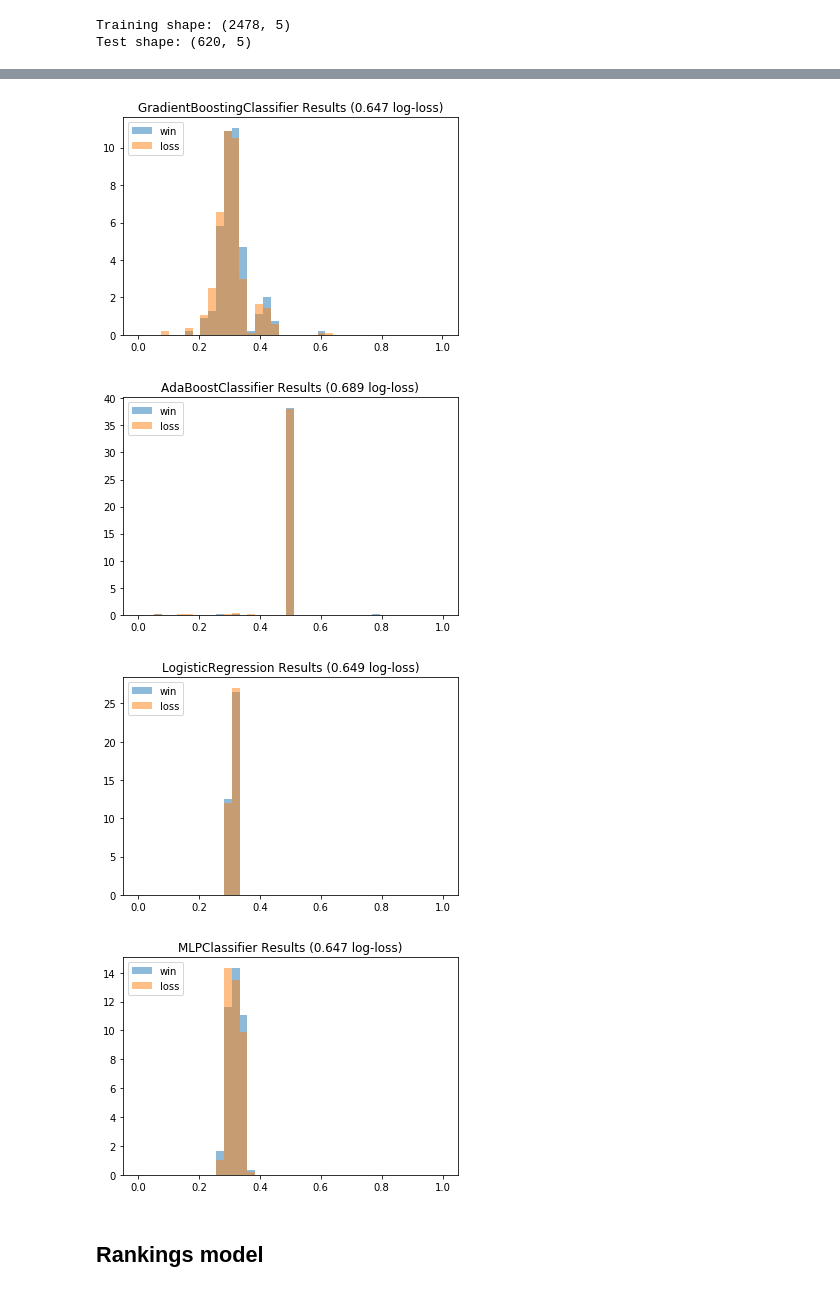
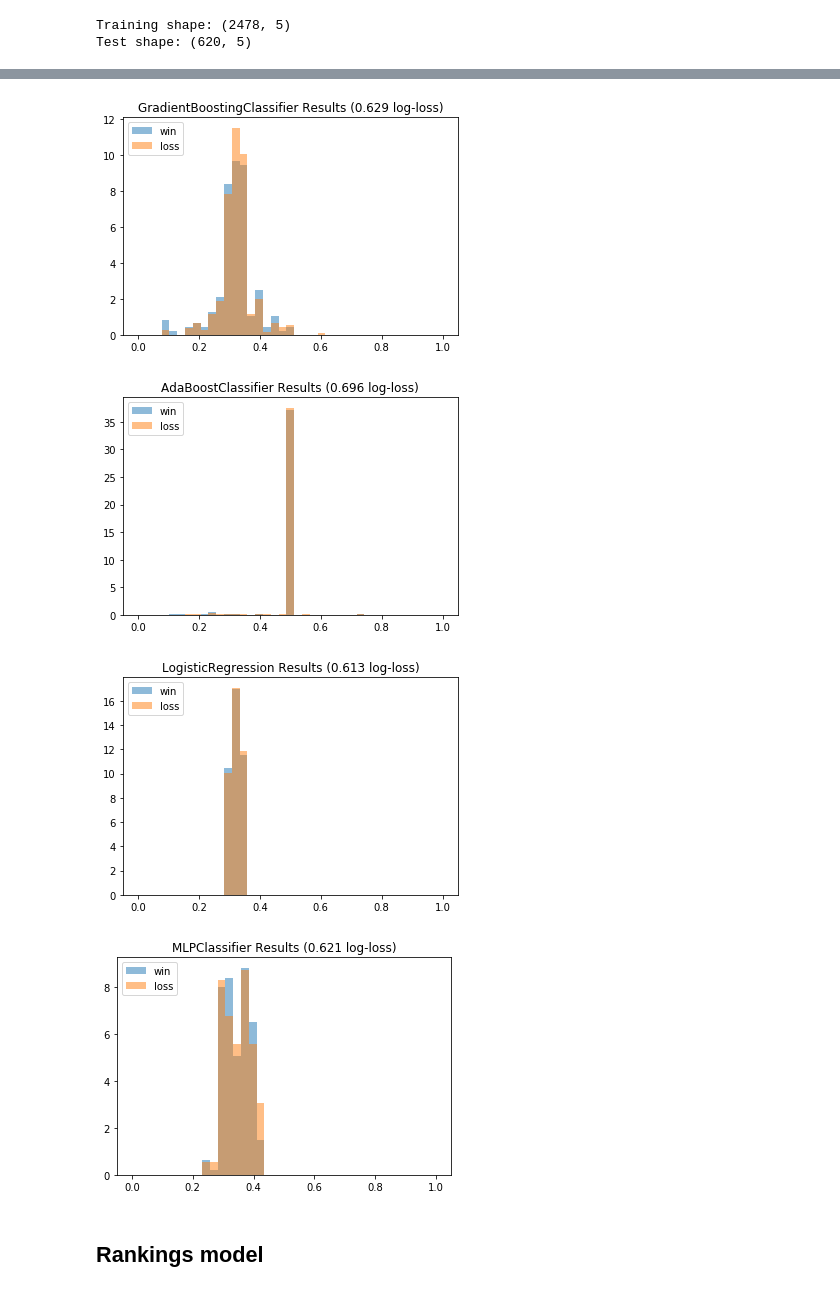
Before and after one commit to DJedamski/kaggle_ncaa18, a Jupyter notebook: ncaa_2018_data_exploration.ipynb, the cells around one changed output, grey strips where cells are left out. Cells and saved outputs as stored; diff of their text form; code cells hidden in the pictures.

Commit message:
split into 3 separate training sets and added additional models for each dataset

```diff
--- a/ncaa_2018_data_exploration.ipynb
+++ b/ncaa_2018_data_exploration.ipynb
@@ -142,7 +142,9 @@ df_tour_losses['Result'] = 0
 
 df_tourney_full = pd.concat([df_tour_wins, df_tour_losses])
 
-X_train, X_test, y_train, y_test = train_test_split(df_tourney_full[['Season', 'WTeamID', 'LTeamID']], df_tourney_full['Result'], test_size=0.2)
+X_train, X_test, y_train, y_test = train_test_split(df_tourney_full[['Season', 'WTeamID', 'LTeamID']], df_tourney_full['Result'], test_size=0.5)
+X_val, X_test, y_val, y_test = train_test_split(X_test, y_test, test_size=0.3)
 
-print('Full: {} rows / Train: {} rows / Test: {} rows'.format(len(df_tourney_full), len(X_train), len(X_test)))
+print('Full: {} rows / Train: {} rows / Val: {} / Test: {} rows'.format(
+    len(df_tourney_full), len(X_train), len(X_val), len(X_test)))
 # %% [output]
@@ -174,11 +167,11 @@ train_dummy = pd.merge(X_train, df_winseeds, how='left', on=['Season', 'WTeamID'
 X_train_seeds = pd.merge(train_dummy, df_lossseeds, on=['Season', 'LTeamID'])
 
 # Join seeds to test set
-test_dummy = pd.merge(X_test, df_winseeds, how='left', on=['Season', 'WTeamID'])
-X_test_seeds = pd.merge(test_dummy, df_lossseeds, on=['Season', 'LTeamID'])
+test_dummy = pd.merge(X_val, df_winseeds, how='left', on=['Season', 'WTeamID'])
+X_val_seeds = pd.merge(test_dummy, df_lossseeds, on=['Season', 'LTeamID'])
 
 print('Training shape: {}'.format(X_train_seeds.shape))
-print('Test shape: {}'.format(X_test_seeds.shape))
+print('Test shape: {}'.format(X_val_seeds.shape))
 # %% [output]
 Training shape: (2478, 5)
 Test shape: (620, 5)
@@ -193,9 +186,9 @@ Ada = AdaBoostClassifier(base_estimator=RF, n_estimators=150)
 LR = LogisticRegression()
 MLP = MLPClassifier()
 # %%
-fit_and_evaluate(RF, seeds_col, X_train_seeds, X_test_seeds)
-fit_and_evaluate(GBT, seeds_col, X_train_seeds, X_test_seeds)
-fit_and_evaluate(Ada, seeds_col, X_train_seeds, X_test_seeds)
-fit_and_evaluate(LR, seeds_col, X_train_seeds, X_test_seeds)
-fit_and_evaluate(MLP, seeds_col, X_train_seeds, X_test_seeds)
+fit_and_evaluate(RF, seeds_col, X_train_seeds, X_val_seeds)
+fit_and_evaluate(GBT, seeds_col, X_train_seeds, X_val_seeds)
+fit_and_evaluate(Ada, seeds_col, X_train_seeds, X_val_seeds)
+fit_and_evaluate(LR, seeds_col, X_train_seeds, X_val_seeds)
+fit_and_evaluate(MLP, seeds_col, X_train_seeds, X_val_seeds)
 # %% [output]
@@ -203,7 +196,7 @@ fit_and_evaluate(MLP, seeds_col, X_train_seeds, X_test_seeds)
-[figure, old version]
+[figure, new version]
-[figure, old version]
+[figure, new version]
-[figure, old version]
+[figure, new version]
-[figure, old version]
+[figure, new version]
 # %% [markdown]
 ## Rankings model
 # %% [markdown]
```
Also changed, not shown: parts of 10 cells of this notebook.
